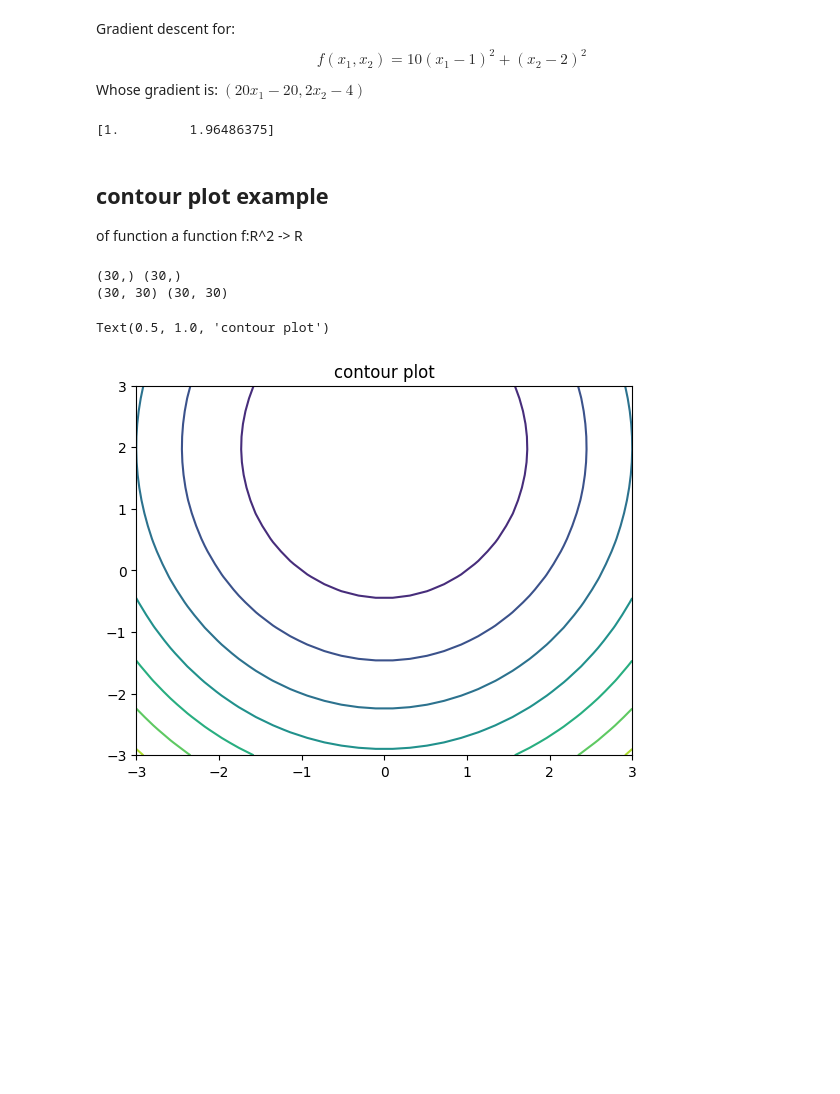
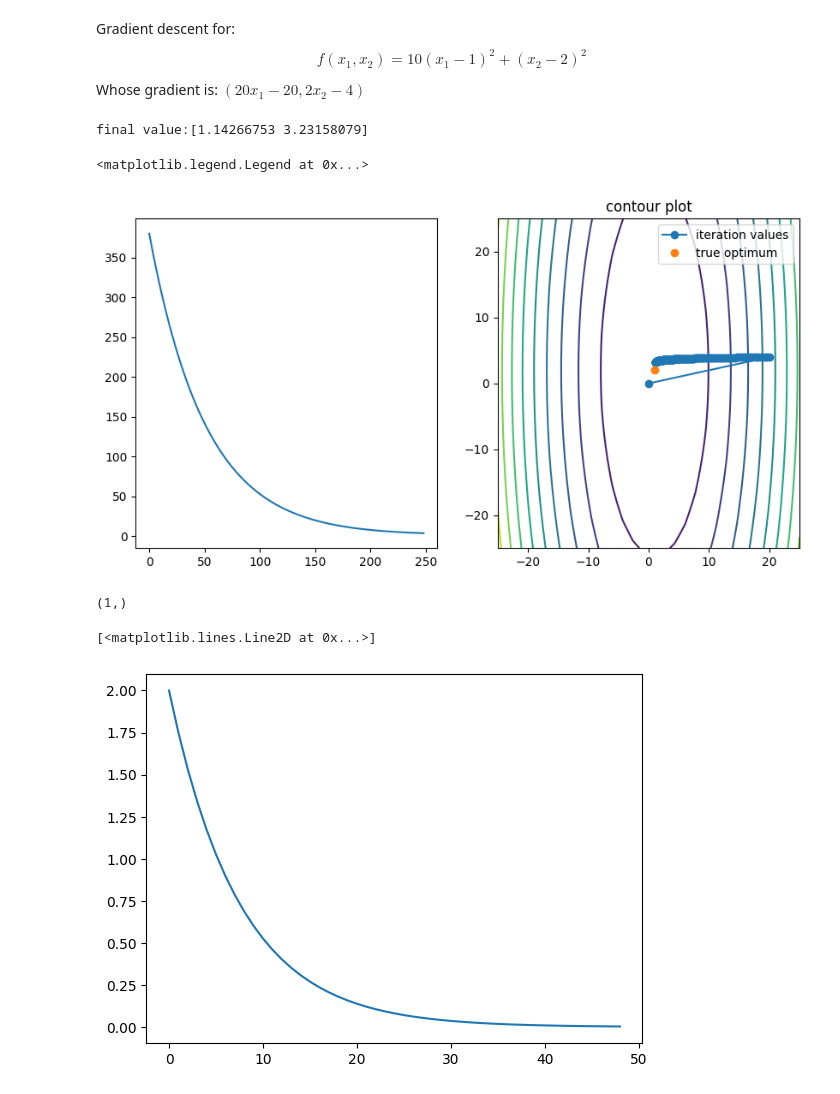
Before and after one commit to danielenapo/AI_unibo, a Jupyter notebook: Maths4ML/Homeworks/3/GD.ipynb, the cells around one changed output. Saved outputs shown, nothing was run; the diff lists cells and outputs as text; code cells hidden in the pictures; blank space fills up the shorter version.

```diff
--- a/Maths4ML/Homeworks/3/GD.ipynb
+++ b/Maths4ML/Homeworks/3/GD.ipynb
@@ -106,37 +131,36 @@ Whose gradient is: $(20x_1 -20, 2x_2-4)$
 # %%
 def f2(x):
     res=10*(x[0]-1)**2 + (x[1]-2)**2
     return res
 def grad_f1(x):
     return np.array((20*x[0] -20, 2*x[1]-4))
 
 x0=np.array((0,0))
-xfin, f_val, err_val=GD(f1, grad_f1, x0, 1e-6, 1e-6, 2000)
-print(xfin)
-#plt.plot(err_val)
+x_val2, f_val, err_val2=GD(f1, grad_f1, x0, 1e-2, 1e-2, 250)
+print(f"final value:{x_val2[-1]}")
+fig, (ax1, ax2)=plt.subplots(1,2, figsize=(10,5))
+ax1.plot(err_val2)
+x_val2=np.array(x_val2)
+contourPlot(f2, x_val2.T, ax2, sizex=25, sizey=25, fig=fig)
+ax2.plot(1,2, "o")
+plt.legend(["iteration values", "true optimum"])
 # %% [output]
-[1.         1.96486375]
+final value:[1.14266753 3.23158079]
+<matplotlib.legend.Legend at 0x...>
+[figure, added]
-# %% [markdown]
-## contour plot example
-of function a function f:R^2 -> R
-# %%
-def f(x1, x2):
-    return 2*x1**2+ (x2-2)**2
-
-xv=np.linspace(-3,3,30)
-yv=np.linspace(-3,3,30)
-xx, yy = np.meshgrid(xv, yv)
-print (xv.shape, yv.shape)
-print(xx.shape, yy.shape)
-#the element in position xx[i, j] is the x-coordinate of the intersection i, j into the grid
-
-#compute the value of f over the grid
-zz=f(xx, yy)
-#plot conrour plot
-plt.contour(xx, yy, zz)
-plt.title("contour plot")
-# %% [output]
-(30,) (30,)
-(30, 30) (30, 30)
-Text(0.5, 1.0, 'contour plot')
-[figure, removed]
+# %%
+#fifth function
+def f5(x):
+    res=x**4+x**3-2*x**2-2*x
+    return res
+def grad_f1(x):
+    return 4*x**3+3*x**2-4*x-2
+
+x0=np.array((0,))
+print(x0.shape)
+x_val, f_val, err_val=GD(f, grad_f, x0, 1e-6, 1e-6, 50)
+plt.plot(err_val)
+# %% [output]
+(1,)
+[<matplotlib.lines.Line2D at 0x...>]
+[figure, added]
```
Also changed, not shown: parts of 6 cells of this notebook, 2 other files.
